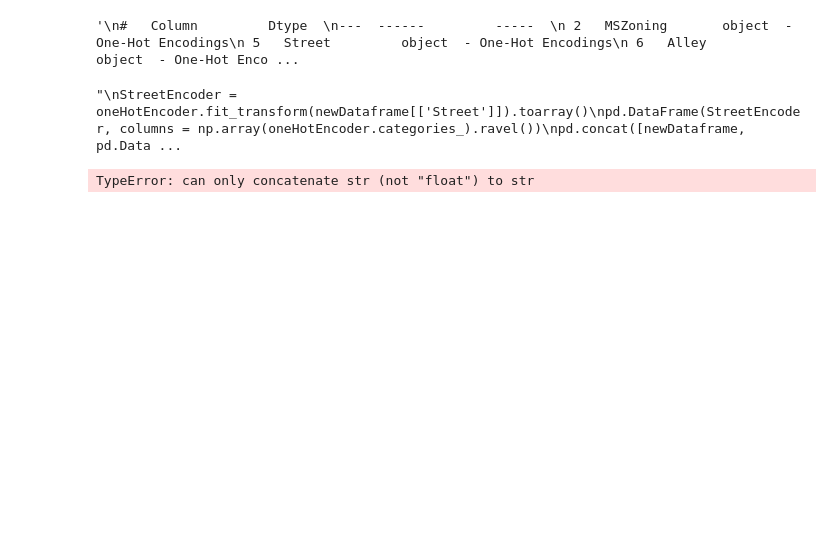
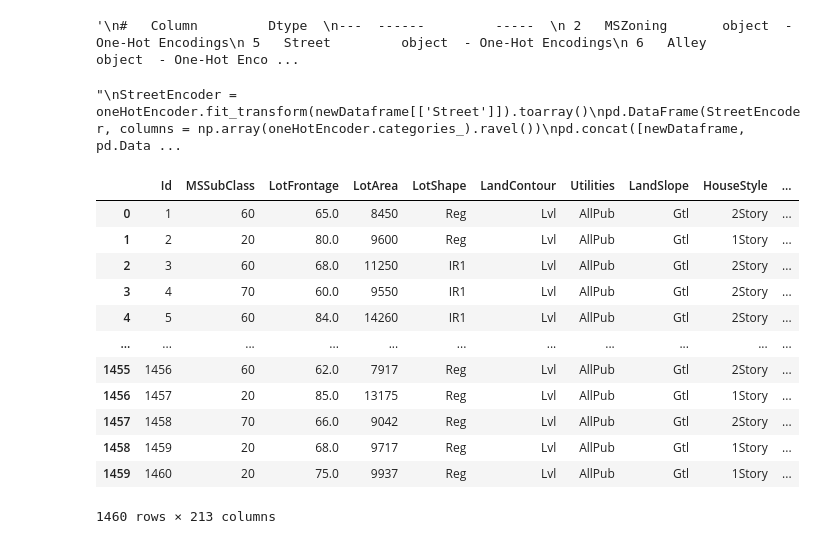
Before and after one commit to dantaslucas2/Casas, a Jupyter notebook: Preparação das Variáveis categóricas.ipynb, the cells around one changed output. Cells and saved outputs as stored; diff of their text form; code cells hidden in the pictures; blank space fills up the shorter version.

```diff
--- a/Preparação das Variáveis categóricas.ipynb
+++ b/Preparação das Variáveis categóricas.ipynb
@@ -66,3 +63,12 @@ newDataframe['Alley'] = newDataframe['Alley'].replace(np.nan, "None")
+# %%
+#Tratando valores faltantes
+newDataframe['Alley'] = newDataframe['Alley'].replace(np.nan, "None")
+#MasVnrType
+newDataframe['MasVnrType'] = newDataframe['MasVnrType'].replace(np.nan, "None")
+#GarageType
+newDataframe['GarageType'] = newDataframe['GarageType'].replace(np.nan, "None")
+#MiscFeature
+newDataframe['MiscFeature'] = newDataframe['MiscFeature'].replace(np.nan, "None")
 # %%
 #Street
 """
@@ -139,36 +145,72 @@ newDataframe = pd.concat([newDataframe, pd.DataFrame(RoofStyleEncoder, columns =
 newDataframe = newDataframe.drop([col], axis=1)
 #RoofMatl
 col = "RoofMatl"
 RoofMatlEncoder = oneHotEncoder.fit_transform(newDataframe[[col]]).toarray()
 newDataframe = pd.concat([newDataframe, pd.DataFrame(RoofMatlEncoder, columns = [col + "_"] + np.array(oneHotEncoder.categories_).ravel())], axis=1)
 newDataframe = newDataframe.drop([col], axis=1)
 #Exterior1st
 col = "Exterior1st"
 Exterior1stEncoder = oneHotEncoder.fit_transform(newDataframe[[col]]).toarray()
 newDataframe = pd.concat([newDataframe, pd.DataFrame(Exterior1stEncoder, columns = [col + "_"] + np.array(oneHotEncoder.categories_).ravel())], axis=1)
 newDataframe = newDataframe.drop([col], axis=1)
 #Exterior2nd
 col = "Exterior2nd"
 Exterior2ndEncoder = oneHotEncoder.fit_transform(newDataframe[[col]]).toarray()
 newDataframe = pd.concat([newDataframe, pd.DataFrame(Exterior2ndEncoder, columns = [col + "_"] + np.array(oneHotEncoder.categories_).ravel())], axis=1)
 newDataframe = newDataframe.drop([col], axis=1)
 #MasVnrType
 col = "MasVnrType"
 MasVnrTypeEncoder = oneHotEncoder.fit_transform(newDataframe[[col]]).toarray()
 newDataframe = pd.concat([newDataframe, pd.DataFrame(MasVnrTypeEncoder, columns = [col + "_"] + np.array(oneHotEncoder.categories_).ravel())], axis=1)
 newDataframe = newDataframe.drop([col], axis=1)
 #Foundation
-#col = "Foundation"
-#FoundationEncoder = oneHotEncoder.fit_transform(newDataframe[[col]]).toarray()
-#newDataframe = pd.concat([newDataframe, pd.DataFrame(FoundationEncoder, columns = [col + "_"] + np.array(oneHotEncoder.categories_).ravel())], axis=1)
-#newDataframe = newDataframe.drop([col], axis=1)
+col = "Foundation"
+FoundationEncoder = oneHotEncoder.fit_transform(newDataframe[[col]]).toarray()
+newDataframe = pd.concat([newDataframe, pd.DataFrame(FoundationEncoder, columns = [col + "_"] + np.array(oneHotEncoder.categories_).ravel())], axis=1)
+newDataframe = newDataframe.drop([col], axis=1)
 #Heating
+col = "Heating"
+HeatingEncoder = oneHotEncoder.fit_transform(newDataframe[[col]]).toarray()
+newDataframe = pd.concat([newDataframe, pd.DataFrame(HeatingEncoder, columns = [col + "_"] + np.array(oneHotEncoder.categories_).ravel())], axis=1)
+newDataframe = newDataframe.drop([col], axis=1)
 #CentralAir
+col = "CentralAir"
+CentralAirEncoder = oneHotEncoder.fit_transform(newDataframe[[col]]).toarray()
+newDataframe = pd.concat([newDataframe, pd.DataFrame(CentralAirEncoder, columns = [col + "_"] + np.array(oneHotEncoder.categories_).ravel())], axis=1)
+newDataframe = newDataframe.drop([col], axis=1)
 #GarageType
+col = "GarageType"
+GarageTypeEncoder = oneHotEncoder.fit_transform(newDataframe[[col]]).toarray()
+newDataframe = pd.concat([newDataframe, pd.DataFrame(GarageTypeEncoder, columns = [col + "_"] + np.array(oneHotEncoder.categories_).ravel())], axis=1)
+newDataframe = newDataframe.drop([col], axis=1)
 #MiscFeature
+col = "MiscFeature"
+MiscFeatureEncoder = oneHotEncoder.fit_transform(newDataframe[[col]]).toarray()
+newDataframe = pd.concat([newDataframe, pd.DataFrame(MiscFeatureEncoder, columns = [col + "_"] + np.array(oneHotEncoder.categories_).ravel())], axis=1)
+newDataframe = newDataframe.drop([col], axis=1)
 #SaleType
+col = "SaleType"
+SaleTypeEncoder = oneHotEncoder.fit_transform(newDataframe[[col]]).toarray()
+newDataframe = pd.concat([newDataframe, pd.DataFrame(SaleTypeEncoder, columns = [col + "_"] + np.array(oneHotEncoder.categories_).ravel())], axis=1)
+newDataframe = newDataframe.drop([col], axis=1)
 #SaleCondition
+col = "SaleCondition"
+SaleConditionEncoder = oneHotEncoder.fit_transform(newDataframe[[col]]).toarray()
+newDataframe = pd.concat([newDataframe, pd.DataFrame(SaleConditionEncoder, columns = [col + "_"] + np.array(oneHotEncoder.categories_).ravel())], axis=1)
+newDataframe = newDataframe.drop([col], axis=1)
 newDataframe
 # %% [output]
+|  | Id | MSSubClass | LotFrontage | LotArea | LotShape | LandContour | Utilities | LandSlope | HouseStyle | ... |
+| 0 | 1 | 60 | 65.0 | 8450 | Reg | Lvl | AllPub | Gtl | 2Story | ... |
+| 1 | 2 | 20 | 80.0 | 9600 | Reg | Lvl | AllPub | Gtl | 1Story | ... |
+| 2 | 3 | 60 | 68.0 | 11250 | IR1 | Lvl | AllPub | Gtl | 2Story | ... |
+| 3 | 4 | 70 | 60.0 | 9550 | IR1 | Lvl | AllPub | Gtl | 2Story | ... |
+| 4 | 5 | 60 | 84.0 | 14260 | IR1 | Lvl | AllPub | Gtl | 2Story | ... |
+| ... | ... | ... | ... | ... | ... | ... | ... | ... | ... | ... |
+| 1455 | 1456 | 60 | 62.0 | 7917 | Reg | Lvl | AllPub | Gtl | 2Story | ... |
+| 1456 | 1457 | 20 | 85.0 | 13175 | Reg | Lvl | AllPub | Gtl | 1Story | ... |
+| 1457 | 1458 | 70 | 66.0 | 9042 | Reg | Lvl | AllPub | Gtl | 2Story | ... |
+| 1458 | 1459 | 20 | 68.0 | 9717 | Reg | Lvl | AllPub | Gtl | 1Story | ... |
+| 1459 | 1460 | 20 | 75.0 | 9937 | Reg | Lvl | AllPub | Gtl | 1Story | ... |
-TypeError: can only concatenate str (not "float") to str
+1460 rows × 213 columns
 # %%
```
Also changed, not shown: parts of 9 cells of this notebook, 1 other file.
